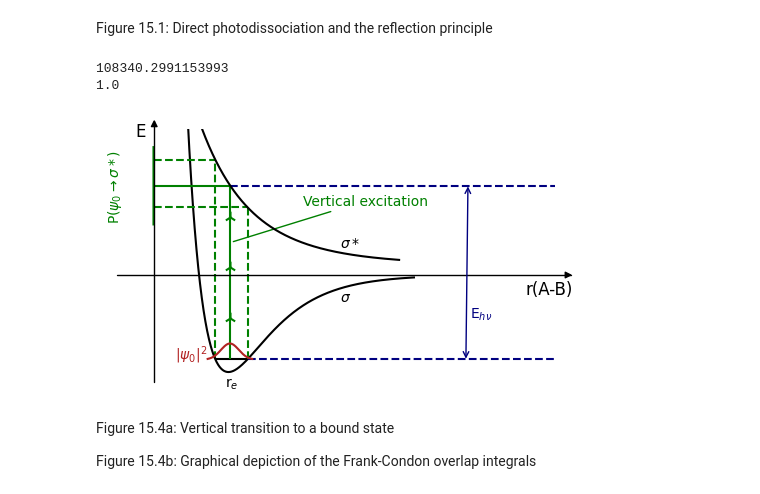
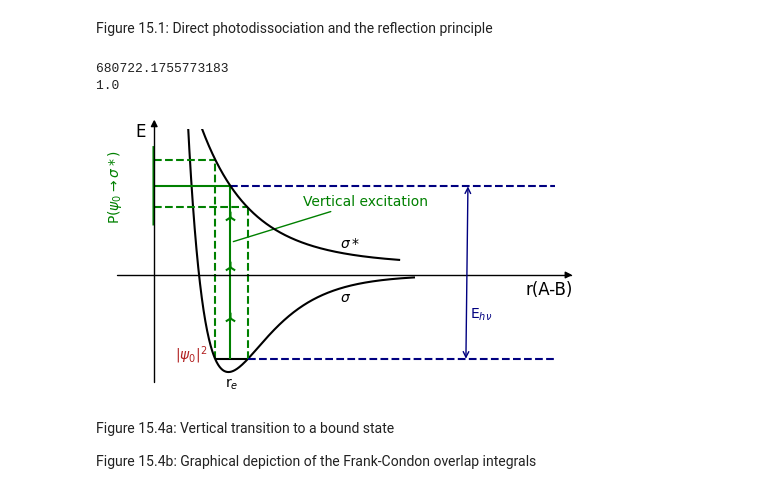
Before and after one commit to Normann25/Figures_Reac_Book, a Jupyter notebook: Chapter 15/chapter15.ipynb, the cells around one changed output. Saved outputs shown, nothing was run; the diff lists cells and outputs as text; code cells hidden in the pictures.

```diff
--- a/Chapter 15/chapter15.ipynb
+++ b/Chapter 15/chapter15.ipynb
@@ -10,20 +13,12 @@ import seaborn as sns
 # %% [markdown]
 Figure 15.1: Direct photodissociation and the reflection principle
-# %%
-def potentials(D_e, b, r, r_e):
-    q = r-r_e
-    V_morse = D_e*(1-np.exp(-b*q))**2-D_e
-    V_anti = (D_e/2)*(np.exp(-0.5*b*(q+0.2))+2*np.exp(-b*(q+0.2)))
-    return V_morse, V_anti
-
-def gauss(sigma, x, mu):
-    y = (1/(sigma*np.sqrt(2*np.pi)))*np.exp(-0.5*((x-mu)/sigma)**2)
-    return y
 # %%
-r_e = 1.5
-r = np.linspace(0, 4, 1000)
-D_e = 10**(-3)
-b = 1.75
+# Parameters for Morse and anti-Morse potentials
+r_e = 1.5 # Equlibrium bond distance
+r = np.linspace(0, 4, 1000) # Internuclear separation
+D_e = 10**(-3) # Dissociation energy
+b = 1.75 # Controls the width of the potential
 
-V_morse, V_anti = potentials(D_e, b, r, r_e)
+# Morse and anti-Morse potentials
+V_morse, V_anti = potentials_chap15(D_e, b, r, r_e)
 # %%
@@ -38,7 +35,7 @@ print(simpson(trans_prob))
 trans_prob /= simpson(trans_prob)
 print(simpson(trans_prob))
 # %% [output]
-108340.2991153993
+680722.1755773183
 1.0
 # %%
 fig = plt.figure(figsize = (5,3))
@@ -69,7 +66,7 @@ ax.text(2.5, V_morse[650], r'$\sigma$', fontsize = 10)
 ax.text(2.5, V_anti[630], r'$\sigma*$', fontsize = 10)
 
 # Ground-state wavefunction
-ax.plot(x+1.02, (psi_squared/20000)-8.72*10**(-4), color = 'firebrick', zorder = 10)
+ax.plot(x+1.02, (psi_squared/2*10**3)-8.72*10**(-4), color = 'firebrick', zorder = 10)
 ax.hlines(V_morse[330], r[330]-0.5, r[440]-0.5, color = 'k')
 ax.text(0.95, -1.15*10**(-3), r'r$_{e}$', fontsize = 10)
 ax.text(0.28, V_morse[330], r'$|\psi_{0}|^{2}$', color = 'firebrick', fontsize = 10)
@@ -82,34 +79,34 @@ ax.text(-0.65, V_anti[410], r'P($\psi_{0}\rightarrow\sigma*$)', fontsize = 10, c
 ax.vlines(1.02, V_morse[330], V_anti[410], color = 'g')
 ax.hlines(V_anti[410], 0, 1.02, color = 'g')
 ax.vlines(r[330]-0.5, V_morse[330], V_anti[365], ls = '--', color = 'g', zorder = -10)
 ax.hlines(V_anti[365], 0, r[330]-0.5, ls = '--', color = 'g')
 ax.vlines(r[440]-0.5, V_morse[330], V_anti[460], ls = '--', color = 'g')
 ax.hlines(V_anti[460], 0, r[440]-0.5, ls = '--', color = 'g')
 ax.annotate('Vertical excitation', xy = (1.03, V_morse[265]), xytext = (2, V_morse[255]), arrowprops=({'arrowstyle': '-',
                                         'lw': 1, 'color':'g'}), color = 'g', fontsize = 10)
 
 ax.scatter(1.02, V_morse[295], marker = '2', color = 'g', s = 70)
 ax.scatter(1.02, V_morse[273], marker = '2', color = 'g', s = 70)
 ax.scatter(1.02, V_morse[258], marker = '2', color = 'g', s = 70)
 
 # Energy of photon
 ax.hlines(V_morse[330], r[440]-0.5, 5.4, color = 'navy', ls = '--')
 ax.hlines(V_anti[410], 1.02, 5.4, color = 'navy', ls = '--')
 ax.annotate(' ', xy = (4.2, V_morse[334]), xytext = (4.2, V_anti[395]), arrowprops=({'arrowstyle': '<->',
                         'lw': 1, 'color':'navy'}))
 ax.text(4.25, V_morse[295], r'E$_{h\nu}$', color = 'navy', fontsize = 10)
 
 ax.set_ylim(-1.1*10**(-3), 1.5*10**(-3))
 ax.set_xlim(-0.5, 5.5)
 
 ax.text(5, V_morse[700], 'r(A-B)', fontsize = 12)
 ax.text(-0.25, 1.43*10**(-3), 'E', fontsize = 12)
 
 plt.tight_layout()
 plt.savefig('Reflection.png', dpi = 150)
 plt.show()
 # %% [output]
-[figure, old version]
+[figure, new version]
 # %% [markdown]
 Figure 15.4a: Vertical transition to a bound state
 
```
Also changed, not shown: parts of 4 cells of this notebook, 7 other files.
